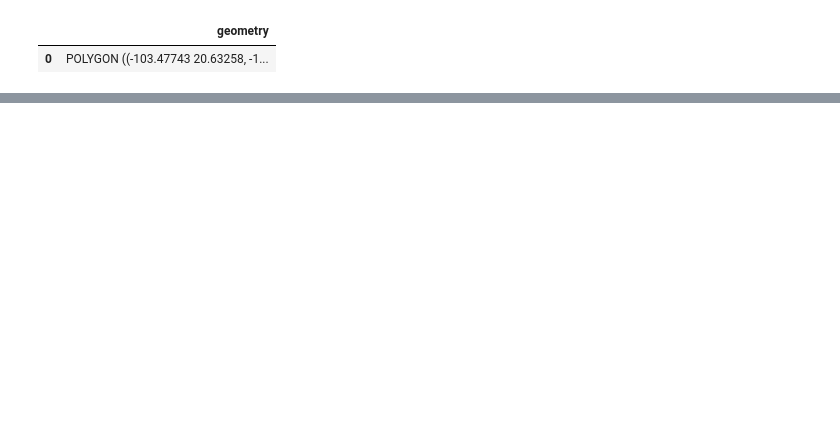
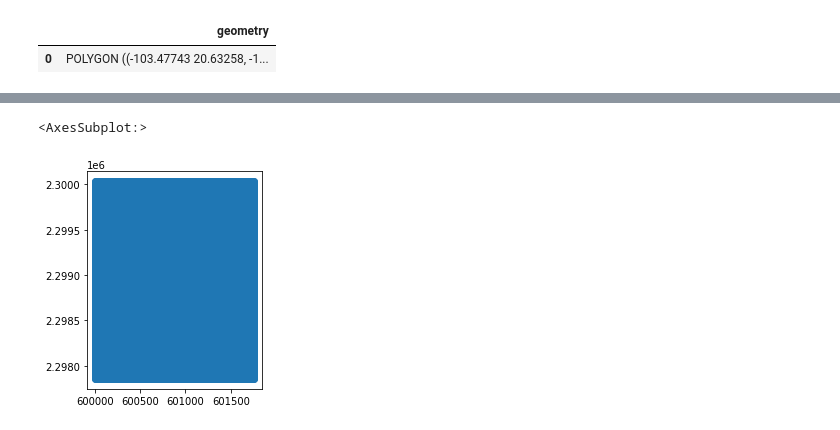
Before and after one commit to Observatorio-Ciudades/tree-coverage, a Jupyter notebook: notebooks/01-Planetary-Computer-NDVI-test.ipynb, the cells around one changed output, grey strips where cells are left out. Saved outputs shown, nothing was run; the diff lists cells and outputs as text; code cells hidden in the pictures; blank space fills up the shorter version.

```diff
--- a/notebooks/01-Planetary-Computer-NDVI-test.ipynb
+++ b/notebooks/01-Planetary-Computer-NDVI-test.ipynb
@@ -99,0 +156,5 @@ bands = [read_band(href) for href in signed_hrefs]
+# %%
+df.plot()
+# %% [output]
+<AxesSubplot:>
+[figure, added]
```
Also changed, not shown: parts of 36 cells of this notebook, 2 other files.
